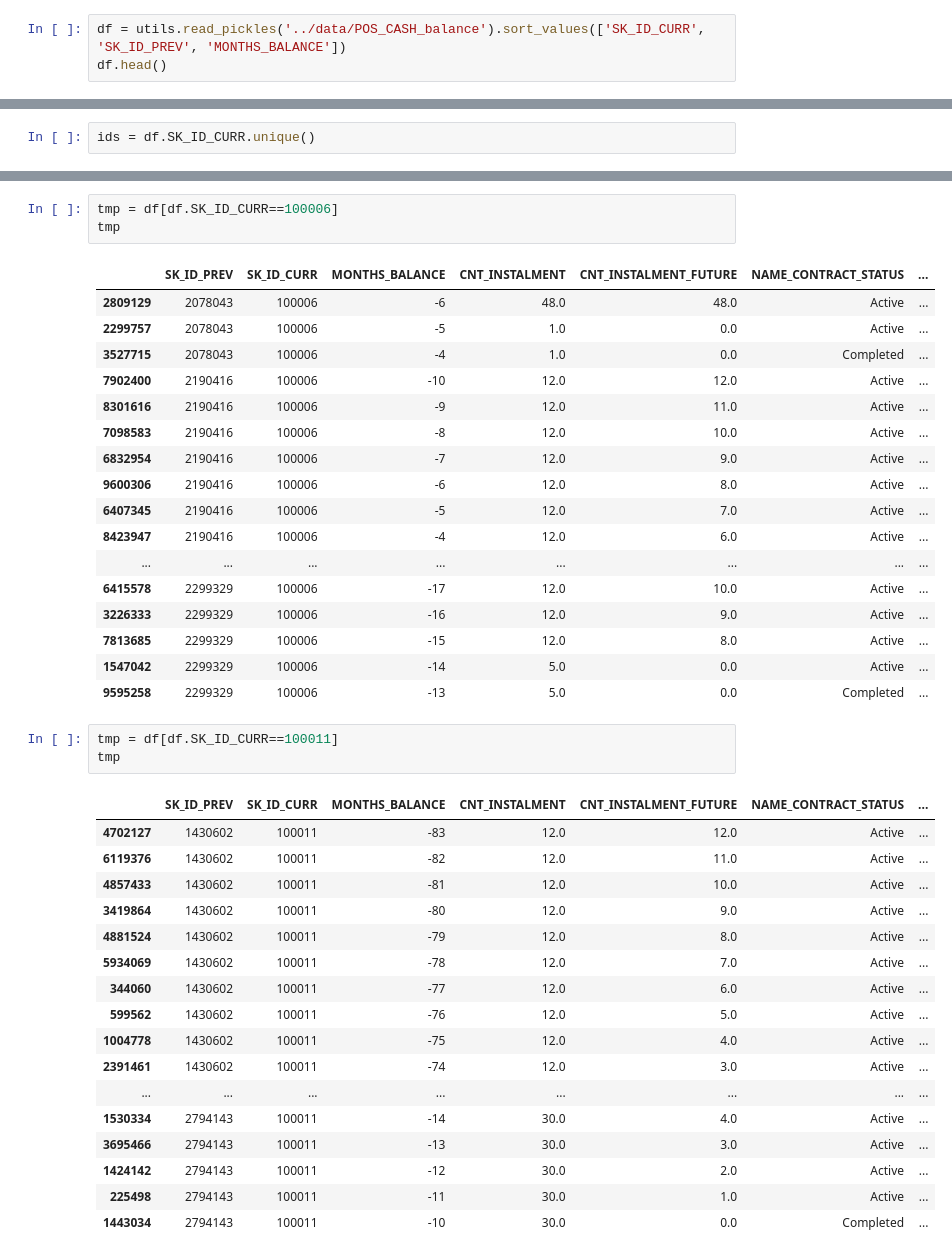
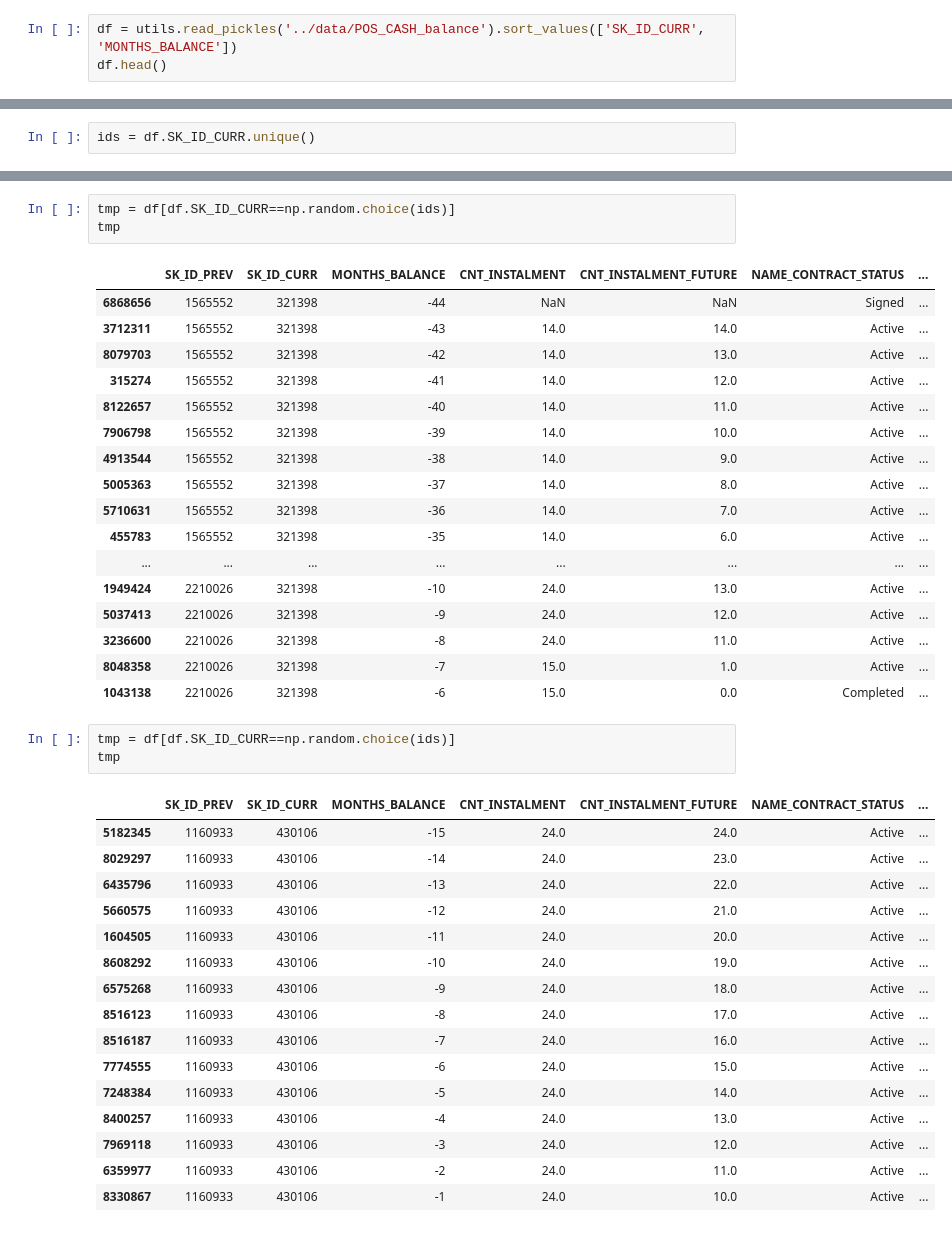
Before and after one commit to KazukiOnodera/Home-Credit-Default-Risk, a Jupyter notebook: py/EDA_004_POS_CASH_balance.ipynb, the cells around one changed output, grey strips where cells are left out. Cells and saved outputs as stored; diff of their text form.

```diff
--- a/py/EDA_004_POS_CASH_balance.ipynb
+++ b/py/EDA_004_POS_CASH_balance.ipynb
@@ -27,7 +27,7 @@ sorted(glob('../data/*'))
  '../data/test',
  '../data/train']
 # %%
-df = utils.read_pickles('../data/POS_CASH_balance').sort_values(['SK_ID_CURR', 'SK_ID_PREV', 'MONTHS_BALANCE'])
+df = utils.read_pickles('../data/POS_CASH_balance').sort_values(['SK_ID_CURR', 'MONTHS_BALANCE'])
 df.head()
 # %% [output]
 |  | SK_ID_PREV | SK_ID_CURR | MONTHS_BALANCE | CNT_INSTALMENT | CNT_INSTALMENT_FUTURE | NAME_CONTRACT_STATUS | ... |
@@ -97,42 +96,41 @@ tmp
 # %%
-tmp = df[df.SK_ID_CURR==100006]
+tmp = df[df.SK_ID_CURR==np.random.choice(ids)]
 tmp
 # %% [output]
 |  | SK_ID_PREV | SK_ID_CURR | MONTHS_BALANCE | CNT_INSTALMENT | CNT_INSTALMENT_FUTURE | NAME_CONTRACT_STATUS | ... |
-| 2809129 | 2078043 | 100006 | -6 | 48.0 | 48.0 | Active | ... |
-| 2299757 | 2078043 | 100006 | -5 | 1.0 | 0.0 | Active | ... |
-| 3527715 | 2078043 | 100006 | -4 | 1.0 | 0.0 | Completed | ... |
-| 7902400 | 2190416 | 100006 | -10 | 12.0 | 12.0 | Active | ... |
-| 8301616 | 2190416 | 100006 | -9 | 12.0 | 11.0 | Active | ... |
-| 7098583 | 2190416 | 100006 | -8 | 12.0 | 10.0 | Active | ... |
-| 6832954 | 2190416 | 100006 | -7 | 12.0 | 9.0 | Active | ... |
-| 9600306 | 2190416 | 100006 | -6 | 12.0 | 8.0 | Active | ... |
-| 6407345 | 2190416 | 100006 | -5 | 12.0 | 7.0 | Active | ... |
-| 8423947 | 2190416 | 100006 | -4 | 12.0 | 6.0 | Active | ... |
+| 6868656 | 1565552 | 321398 | -44 | NaN | NaN | Signed | ... |
+| 3712311 | 1565552 | 321398 | -43 | 14.0 | 14.0 | Active | ... |
+| 8079703 | 1565552 | 321398 | -42 | 14.0 | 13.0 | Active | ... |
+| 315274 | 1565552 | 321398 | -41 | 14.0 | 12.0 | Active | ... |
+| 8122657 | 1565552 | 321398 | -40 | 14.0 | 11.0 | Active | ... |
+| 7906798 | 1565552 | 321398 | -39 | 14.0 | 10.0 | Active | ... |
+| 4913544 | 1565552 | 321398 | -38 | 14.0 | 9.0 | Active | ... |
+| 5005363 | 1565552 | 321398 | -37 | 14.0 | 8.0 | Active | ... |
+| 5710631 | 1565552 | 321398 | -36 | 14.0 | 7.0 | Active | ... |
+| 455783 | 1565552 | 321398 | -35 | 14.0 | 6.0 | Active | ... |
 | ... | ... | ... | ... | ... | ... | ... | ... |
-| 6415578 | 2299329 | 100006 | -17 | 12.0 | 10.0 | Active | ... |
-| 3226333 | 2299329 | 100006 | -16 | 12.0 | 9.0 | Active | ... |
-| 7813685 | 2299329 | 100006 | -15 | 12.0 | 8.0 | Active | ... |
-| 1547042 | 2299329 | 100006 | -14 | 5.0 | 0.0 | Active | ... |
-| 9595258 | 2299329 | 100006 | -13 | 5.0 | 0.0 | Completed | ... |
+| 1949424 | 2210026 | 321398 | -10 | 24.0 | 13.0 | Active | ... |
+| 5037413 | 2210026 | 321398 | -9 | 24.0 | 12.0 | Active | ... |
+| 3236600 | 2210026 | 321398 | -8 | 24.0 | 11.0 | Active | ... |
+| 8048358 | 2210026 | 321398 | -7 | 15.0 | 1.0 | Active | ... |
+| 1043138 | 2210026 | 321398 | -6 | 15.0 | 0.0 | Completed | ... |
 # %%
-tmp = df[df.SK_ID_CURR==100011]
+tmp = df[df.SK_ID_CURR==np.random.choice(ids)]
 tmp
 # %% [output]
 |  | SK_ID_PREV | SK_ID_CURR | MONTHS_BALANCE | CNT_INSTALMENT | CNT_INSTALMENT_FUTURE | NAME_CONTRACT_STATUS | ... |
-| 4702127 | 1430602 | 100011 | -83 | 12.0 | 12.0 | Active | ... |
-| 6119376 | 1430602 | 100011 | -82 | 12.0 | 11.0 | Active | ... |
-| 4857433 | 1430602 | 100011 | -81 | 12.0 | 10.0 | Active | ... |
-| 3419864 | 1430602 | 100011 | -80 | 12.0 | 9.0 | Active | ... |
-| 4881524 | 1430602 | 100011 | -79 | 12.0 | 8.0 | Active | ... |
-| 5934069 | 1430602 | 100011 | -78 | 12.0 | 7.0 | Active | ... |
-| 344060 | 1430602 | 100011 | -77 | 12.0 | 6.0 | Active | ... |
-| 599562 | 1430602 | 100011 | -76 | 12.0 | 5.0 | Active | ... |
-| 1004778 | 1430602 | 100011 | -75 | 12.0 | 4.0 | Active | ... |
-| 2391461 | 1430602 | 100011 | -74 | 12.0 | 3.0 | Active | ... |
-| ... | ... | ... | ... | ... | ... | ... | ... |
-| 1530334 | 2794143 | 100011 | -14 | 30.0 | 4.0 | Active | ... |
-| 3695466 | 2794143 | 100011 | -13 | 30.0 | 3.0 | Active | ... |
-| 1424142 | 2794143 | 100011 | -12 | 30.0 | 2.0 | Active | ... |
-| 225498 | 2794143 | 100011 | -11 | 30.0 | 1.0 | Active | ... |
-| 1443034 | 2794143 | 100011 | -10 | 30.0 | 0.0 | Completed | ... |
+| 5182345 | 1160933 | 430106 | -15 | 24.0 | 24.0 | Active | ... |
+| 8029297 | 1160933 | 430106 | -14 | 24.0 | 23.0 | Active | ... |
+| 6435796 | 1160933 | 430106 | -13 | 24.0 | 22.0 | Active | ... |
+| 5660575 | 1160933 | 430106 | -12 | 24.0 | 21.0 | Active | ... |
+| 1604505 | 1160933 | 430106 | -11 | 24.0 | 20.0 | Active | ... |
+| 8608292 | 1160933 | 430106 | -10 | 24.0 | 19.0 | Active | ... |
+| 6575268 | 1160933 | 430106 | -9 | 24.0 | 18.0 | Active | ... |
+| 8516123 | 1160933 | 430106 | -8 | 24.0 | 17.0 | Active | ... |
+| 8516187 | 1160933 | 430106 | -7 | 24.0 | 16.0 | Active | ... |
+| 7774555 | 1160933 | 430106 | -6 | 24.0 | 15.0 | Active | ... |
+| 7248384 | 1160933 | 430106 | -5 | 24.0 | 14.0 | Active | ... |
+| 8400257 | 1160933 | 430106 | -4 | 24.0 | 13.0 | Active | ... |
+| 7969118 | 1160933 | 430106 | -3 | 24.0 | 12.0 | Active | ... |
+| 6359977 | 1160933 | 430106 | -2 | 24.0 | 11.0 | Active | ... |
+| 8330867 | 1160933 | 430106 | -1 | 24.0 | 10.0 | Active | ... |
```
Also changed, not shown: parts of 25 cells of this notebook, 13 other files.
